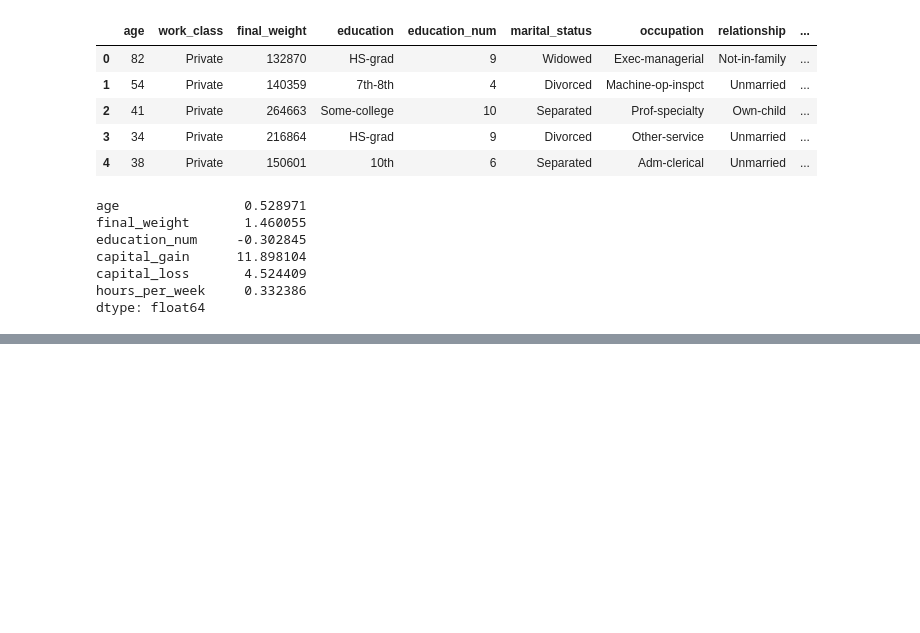
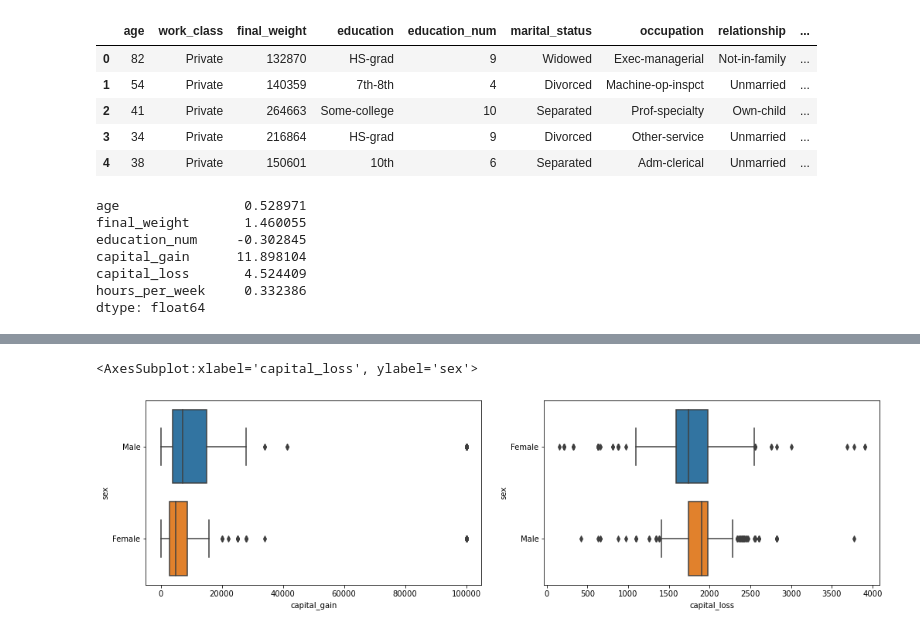
Before and after one commit to Prinex/Predicting-Census-Income-MachineLearning, a Jupyter notebook: coursework_code.ipynb, the cells around one changed output, grey strips where cells are left out. Cells and saved outputs as stored; diff of their text form; code cells hidden in the pictures; blank space fills up the shorter version.

```diff
--- a/coursework_code.ipynb
+++ b/coursework_code.ipynb
@@ -239,0 +301,17 @@ capitalLoss = df.loc[df['capital_loss']]
+# %%
+# as we can see from the from the histograms above of capital_gain and capital_loss
+# the number of variable counts that have a value not equal to 0 is really low relatively to the variables
+# that have a value of 0 (almost the entire dataset)
+# no wonder the IQR range of the boxplots of these two columns is 0, i.e., both have more than 50% of values equal to 0
+
+# let's boxplot these two columns
+# frame for the boxplots of capital_gain and capital_loss
+fig, ax = plt.subplots(1, 2, figsize = (15, 5))
+fig.tight_layout(pad = 5)
+# plot capital_gain
+sns.boxplot(data = capitalGain, x = df['capital_gain'], y = capitalGain['sex'], ax = ax[0])
+# plot capital_loss next to previous plot
+sns.boxplot(data = capitalLoss, x = df['capital_loss'], y = capitalLoss['sex'], ax = ax[1])
+# %% [output]
+<AxesSubplot:xlabel='capital_loss', ylabel='sex'>
+[figure, added]
```
Also changed, not shown: parts of 15 cells of this notebook.
